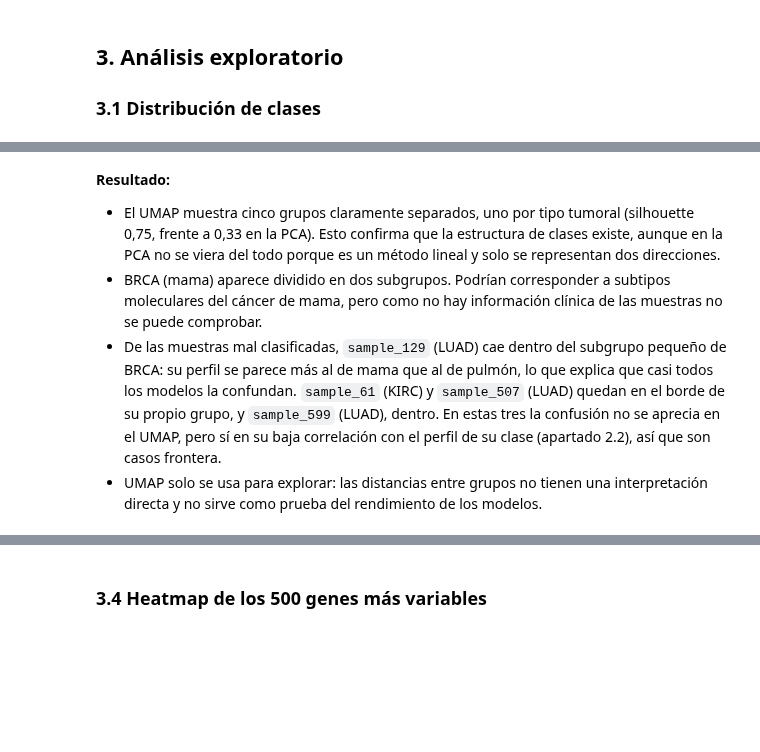
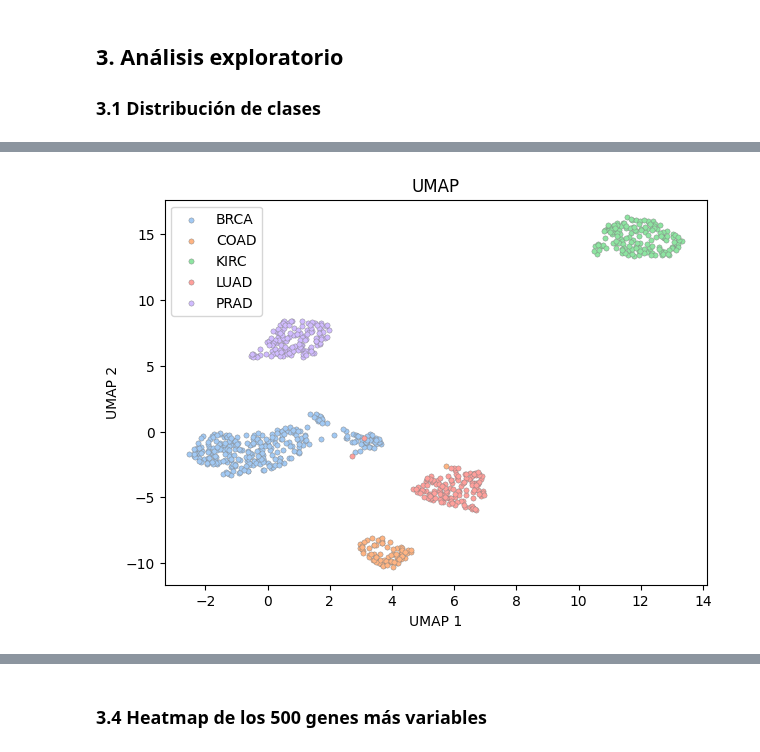
Before and after one commit to OnaSanchez/TFM, a Jupyter notebook: TFM_código.ipynb, the cells around one changed output, grey strips where cells are left out. Saved outputs shown, nothing was run; the diff lists cells and outputs as text; code cells hidden in the pictures; blank space fills up the shorter version.

```diff
--- a/TFM_código.ipynb
+++ b/TFM_código.ipynb
@@ -288,21 +223,0 @@ Se calcula sobre las 50 primeras PCs, una práctica habitual para reducir ruido
-# %%
-emb = umap.UMAP(n_neighbors=15, min_dist=0.3, random_state=SEED).fit_transform(Z)
-sil_umap = silhouette_score(emb, y)
-print(f"Silhouette en el espacio UMAP: {sil_umap:.3f}")
-
-fig, ax = plt.subplots(figsize=(7, 5))
-for c in CLASES:
-    m = (y == c).values
-    ax.scatter(emb[m, 0], emb[m, 1], s=12, color=COLORES[c], alpha=0.85, edgecolor="white", linewidth=0.3)
-# Se marcan las muestras mal clasificadas en la prueba preliminar
-desplaz = {"sample_61": (8, -12), "sample_129": (8, -12), "sample_507": (10, 6), "sample_599": (10, -14)}
-for s in MAL_CLASIFICADAS:
-    i = X.index.get_loc(s)
-    ax.scatter(emb[i, 0], emb[i, 1], s=70, facecolor="none", edgecolor=TINTA, lw=1.2, zorder=4)
-    ax.annotate(f"{s} ({y[s]})", (emb[i, 0], emb[i, 1]), xytext=desplaz[s], textcoords="offset points",
-                fontsize=7.5, color=TINTA)
-ax.set(title="UMAP de las muestras", xlabel="UMAP 1", ylabel="UMAP 2", xticks=[], yticks=[])
-leyenda_clases(ax, extra=[Line2D([], [], marker="o", ls="", ms=8, mfc="none", mec=TINTA,
-                                 label="Mal clasificada\n(prueba preliminar)")],
-               loc="center left", bbox_to_anchor=(1, 0.5))
-guardar(fig, "fig4_umap.png")
@@ -312,6 +224,16 @@ Silhouette en el espacio UMAP: 0.748
-# %% [markdown]
-**Resultado:**
-- El UMAP muestra cinco grupos claramente separados, uno por tipo tumoral (silhouette 0,75, frente a 0,33 en la PCA). Esto confirma que la estructura de clases existe, aunque en la PCA no se viera del todo porque es un método lineal y solo se representan dos direcciones.
-- BRCA (mama) aparece dividido en dos subgrupos. Podrían corresponder a subtipos moleculares del cáncer de mama, pero como no hay información clínica de las muestras no se puede comprobar.
-- De las muestras mal clasificadas, `sample_129` (LUAD) cae dentro del subgrupo pequeño de BRCA: su perfil se parece más al de mama que al de pulmón, lo que explica que casi todos los modelos la confundan. `sample_61` (KIRC) y `sample_507` (LUAD) quedan en el borde de su propio grupo, y `sample_599` (LUAD), dentro. En estas tres la confusión no se aprecia en el UMAP, pero sí en su baja correlación con el perfil de su clase (apartado 2.2), así que son casos frontera.
-- UMAP solo se usa para explorar: las distancias entre grupos no tienen una interpretación directa y no sirve como prueba del rendimiento de los modelos.
+# %%
+reductor = umap.UMAP(n_neighbors=15, min_dist=0.3, random_state=SEED)
+X_umap = reductor.fit_transform(X_pca)
+
+plt.figure(figsize=(7, 5))
+for c in CLASES:
+    m = (y == c).values
+    plt.scatter(X_umap[m, 0], X_umap[m, 1], s=14, color=COLORES[c], edgecolor="gray", linewidth=0.3, label=c)
+plt.title("UMAP")
+plt.xlabel("UMAP 1")
+plt.ylabel("UMAP 2")
+plt.legend()
+plt.savefig(FIG_DIR / "fig4_umap.png", dpi=150)
+plt.show()
+# %% [output]
+[figure, added]
```
Also changed, not shown: parts of 32 cells of this notebook, 5 other files.
